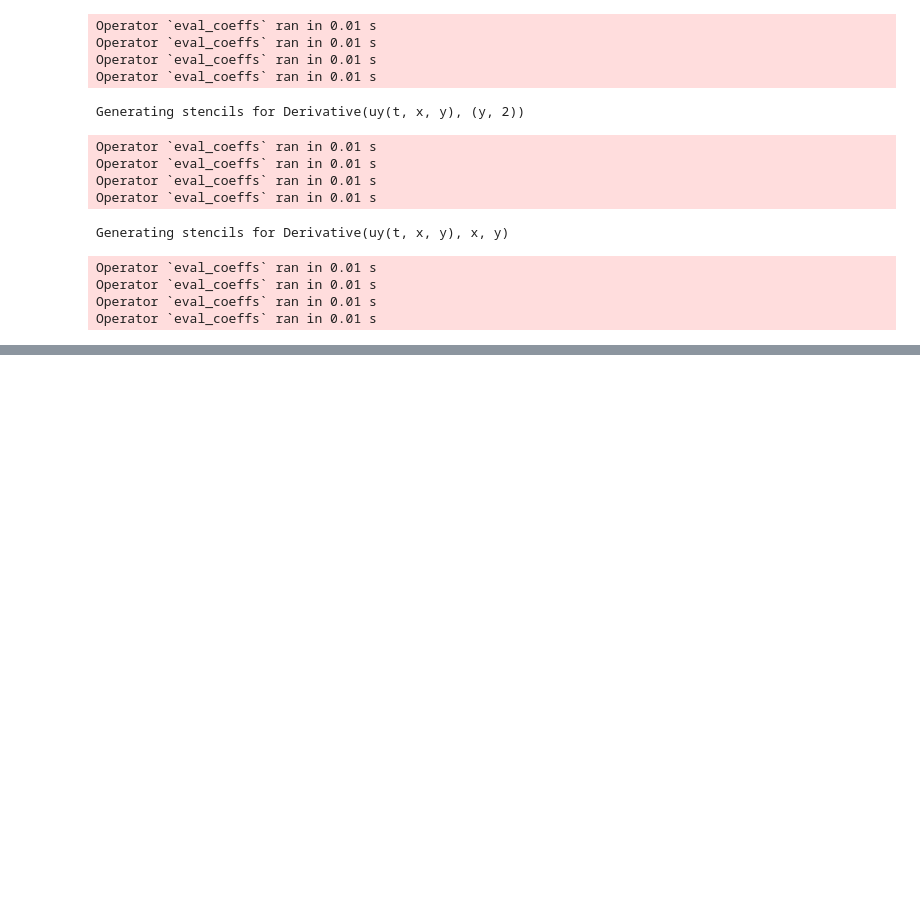
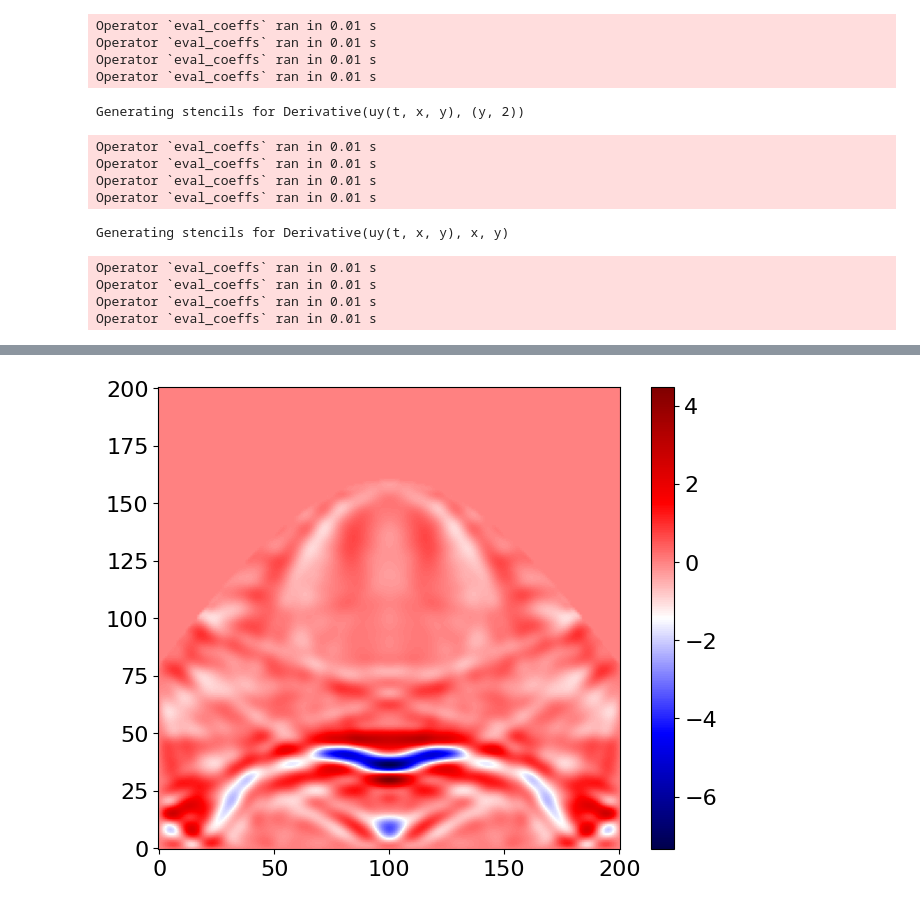
Before and after one commit to devitocodes/schism, a Jupyter notebook: examples/19_elastic_2nd_order_sinusoid.ipynb, the cells around one changed output, grey strips where cells are left out. Cells and saved outputs as stored; diff of their text form; code cells hidden in the pictures; blank space fills up the shorter version.

```diff
--- a/examples/19_elastic_2nd_order_sinusoid.ipynb
+++ b/examples/19_elastic_2nd_order_sinusoid.ipynb
@@ -188,3 +188,8 @@ plt.show()
 # %%
-assert np.isclose(np.linalg.norm(ux.data), 135.35674)
-assert np.isclose(np.linalg.norm(uy.data), 81.650444)
+# Save the fields
+ux_old = ux.data.copy()
+uy_old = uy.data.copy()
+
+# Reset the fields
+ux.data[:] = 0
+uy.data[:] = 0
@@ -190,0 +255,6 @@ assert np.isclose(np.linalg.norm(uy.data), 81.650444)
+# %%
+plt.imshow(ux.data[1].T, origin='lower', cmap='seismic')
+plt.colorbar()
+plt.show()
+# %% [output]
+[figure, added]
```
Also changed, not shown: parts of 11 cells of this notebook.
